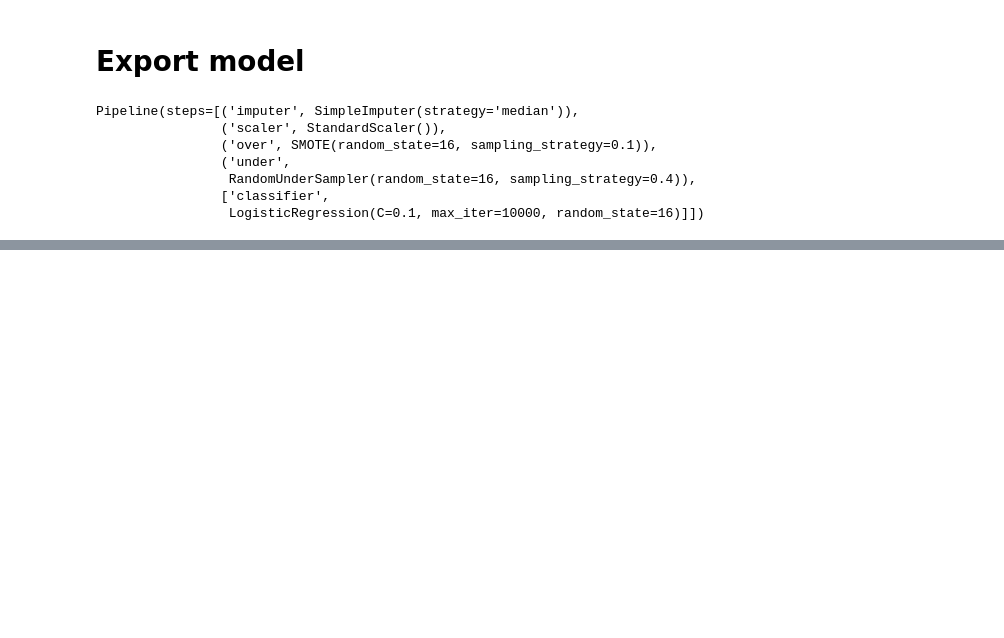
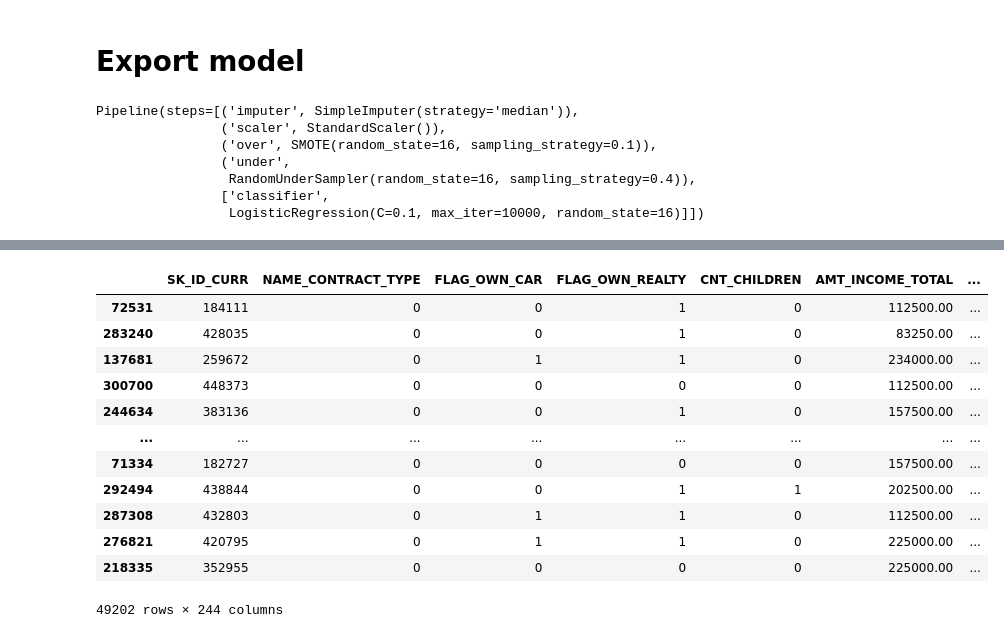
Before and after one commit to HuguesMAP/OC-P7-Impl-mentez-un-mod-le-de-scoring, a Jupyter notebook: Projet 7 - Implémentez un modèle de scoring - Modélisation.ipynb, the cells around one changed output, grey strips where cells are left out. Cells and saved outputs as stored; diff of their text form; code cells hidden in the pictures; blank space fills up the shorter version.

```diff
--- a/Projet 7 - Implémentez un modèle de scoring - Modélisation.ipynb
+++ b/Projet 7 - Implémentez un modèle de scoring - Modélisation.ipynb
@@ -1024,0 +1025,16 @@ X_sample2_test.to_csv('X_test.csv', index=False)
+# %%
+X_sample2_test
+# %% [output]
+|  | SK_ID_CURR | NAME_CONTRACT_TYPE | FLAG_OWN_CAR | FLAG_OWN_REALTY | CNT_CHILDREN | AMT_INCOME_TOTAL | ... |
+| 72531 | 184111 | 0 | 0 | 1 | 0 | 112500.00 | ... |
+| 283240 | 428035 | 0 | 0 | 1 | 0 | 83250.00 | ... |
+| 137681 | 259672 | 0 | 1 | 1 | 0 | 234000.00 | ... |
+| 300700 | 448373 | 0 | 0 | 0 | 0 | 112500.00 | ... |
+| 244634 | 383136 | 0 | 0 | 1 | 0 | 157500.00 | ... |
+| ... | ... | ... | ... | ... | ... | ... | ... |
+| 71334 | 182727 | 0 | 0 | 0 | 0 | 157500.00 | ... |
+| 292494 | 438844 | 0 | 0 | 1 | 1 | 202500.00 | ... |
+| 287308 | 432803 | 0 | 1 | 1 | 0 | 112500.00 | ... |
+| 276821 | 420795 | 0 | 1 | 1 | 0 | 225000.00 | ... |
+| 218335 | 352955 | 0 | 0 | 0 | 0 | 225000.00 | ... |
+49202 rows × 244 columns
```
Also changed, not shown: parts of 8 cells of this notebook, 1 other file.
